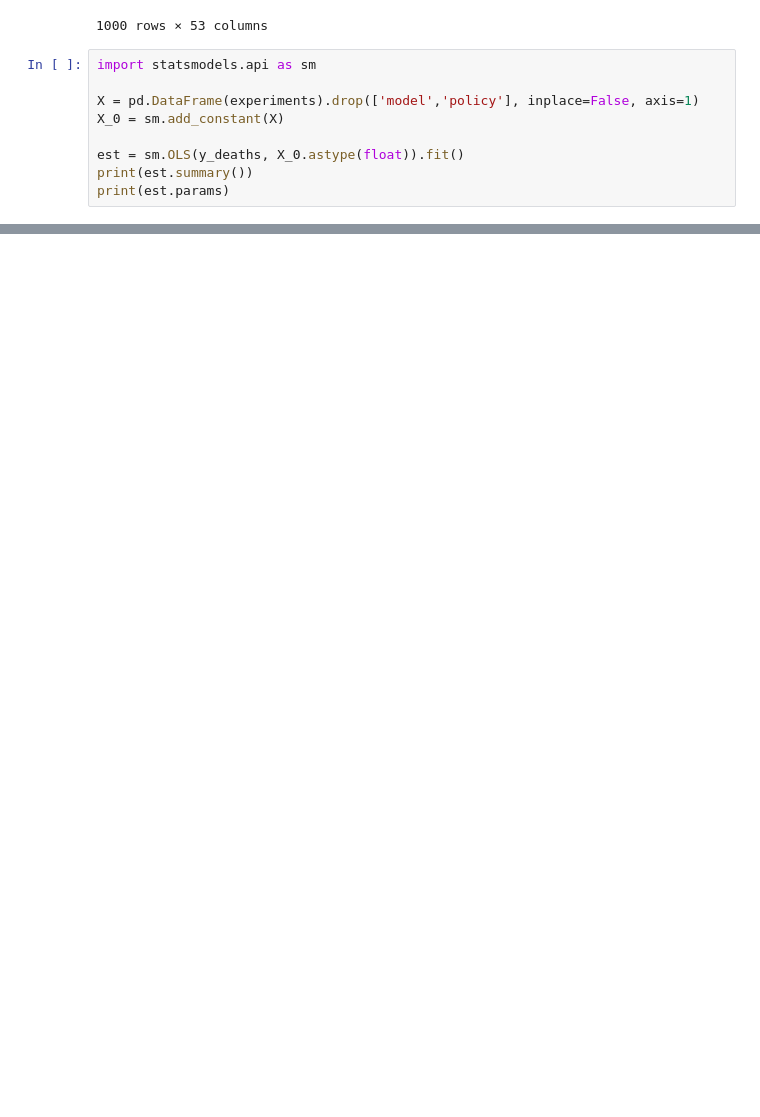
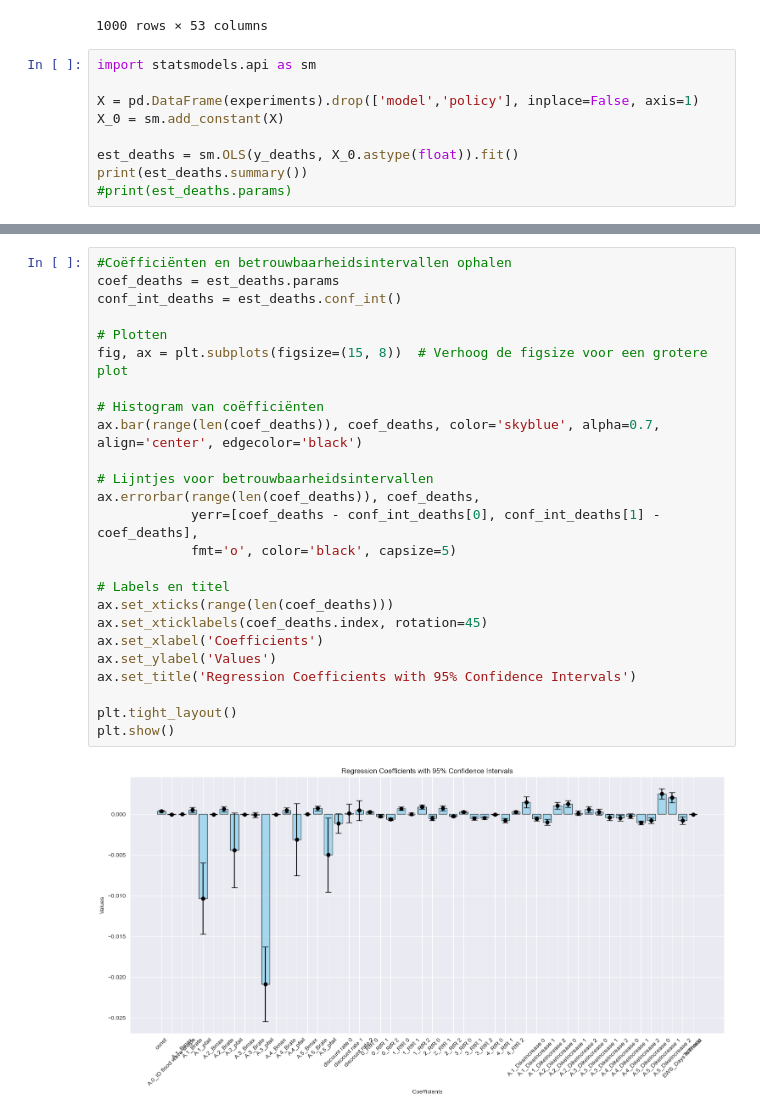
Before and after one commit to yhienz/epa141A_group3, a Jupyter notebook: final assignment/Experiments/Week22_Open_Exploration_PD_0.ipynb, the cells around one changed output, grey strips where cells are left out. Saved outputs shown, nothing was run; the diff lists cells and outputs as text; blank space fills up the shorter version.

```diff
--- a/final assignment/Experiments/Week22_Open_Exploration_PD_0.ipynb
+++ b/final assignment/Experiments/Week22_Open_Exploration_PD_0.ipynb
@@ -31,9 +31,9 @@ import statsmodels.api as sm
 X = pd.DataFrame(experiments).drop(['model','policy'], inplace=False, axis=1)
 X_0 = sm.add_constant(X)
 
-est = sm.OLS(y_deaths, X_0.astype(float)).fit()
-print(est.summary())
-print(est.params)
+est_deaths = sm.OLS(y_deaths, X_0.astype(float)).fit()
+print(est_deaths.summary())
+#print(est_deaths.params)
 # %% [output]
                             OLS Regression Results
 ==============================================================================
@@ -54,0 +103,27 @@ dtype: float64
+# %%
+#Coëfficiënten en betrouwbaarheidsintervallen ophalen
+coef_deaths = est_deaths.params
+conf_int_deaths = est_deaths.conf_int()
+
+# Plotten
+fig, ax = plt.subplots(figsize=(15, 8))  # Verhoog de figsize voor een grotere plot
+
+# Histogram van coëfficiënten
+ax.bar(range(len(coef_deaths)), coef_deaths, color='skyblue', alpha=0.7, align='center', edgecolor='black')
+
+# Lijntjes voor betrouwbaarheidsintervallen
+ax.errorbar(range(len(coef_deaths)), coef_deaths,
+            yerr=[coef_deaths - conf_int_deaths[0], conf_int_deaths[1] - coef_deaths],
+            fmt='o', color='black', capsize=5)
+
+# Labels en titel
+ax.set_xticks(range(len(coef_deaths)))
+ax.set_xticklabels(coef_deaths.index, rotation=45)
+ax.set_xlabel('Coefficients')
+ax.set_ylabel('Values')
+ax.set_title('Regression Coefficients with 95% Confidence Intervals')
+
+plt.tight_layout()
+plt.show()
+# %% [output]
+[figure, added]
```
Also changed, not shown: parts of 4 cells of this notebook, 3 other files.
